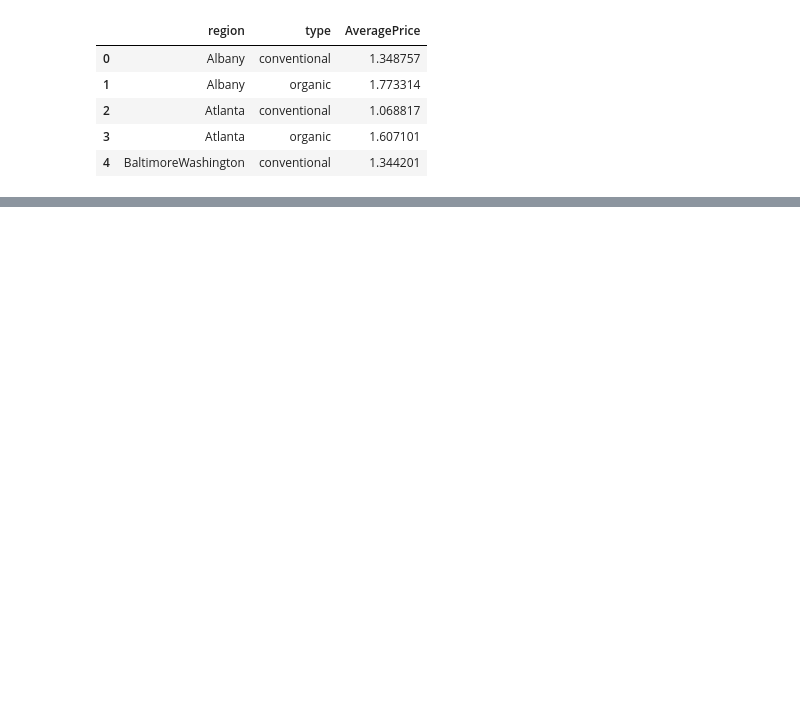
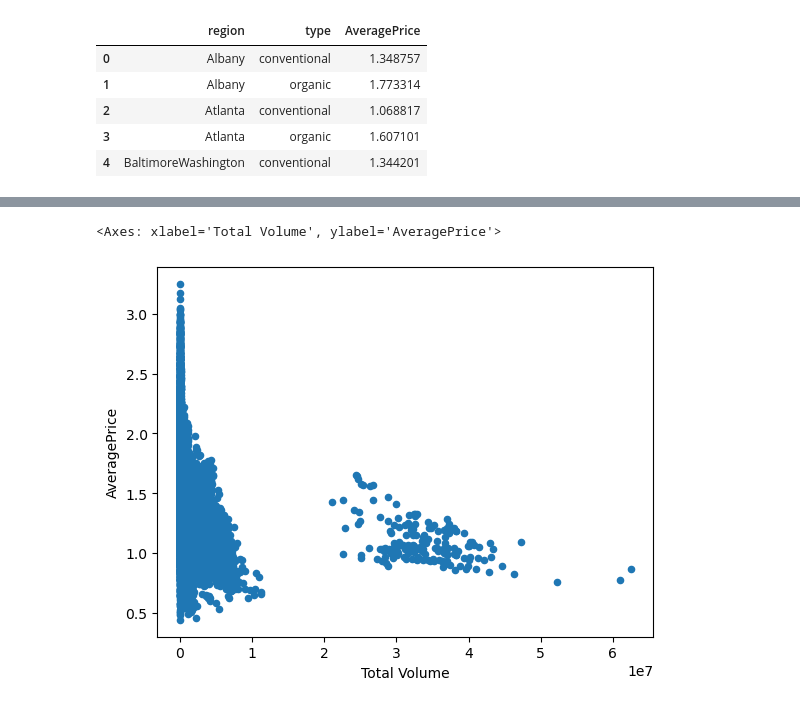
Before and after one commit to HylandMH/CIS410_Assignment3, a Jupyter notebook: Avocado.ipynb, the cells around one changed output, grey strips where cells are left out. Cells and saved outputs as stored; diff of their text form; code cells hidden in the pictures; blank space fills up the shorter version.

```diff
--- a/Avocado.ipynb
+++ b/Avocado.ipynb
@@ -122,0 +141,5 @@ data_grouped.head()
+# %%
+data.plot.scatter(x='Total Volume', y='AveragePrice')
+# %% [output]
+<Axes: xlabel='Total Volume', ylabel='AveragePrice'>
+[figure, added]
```
Also changed, not shown: parts of 3 cells of this notebook, 1 other file.
